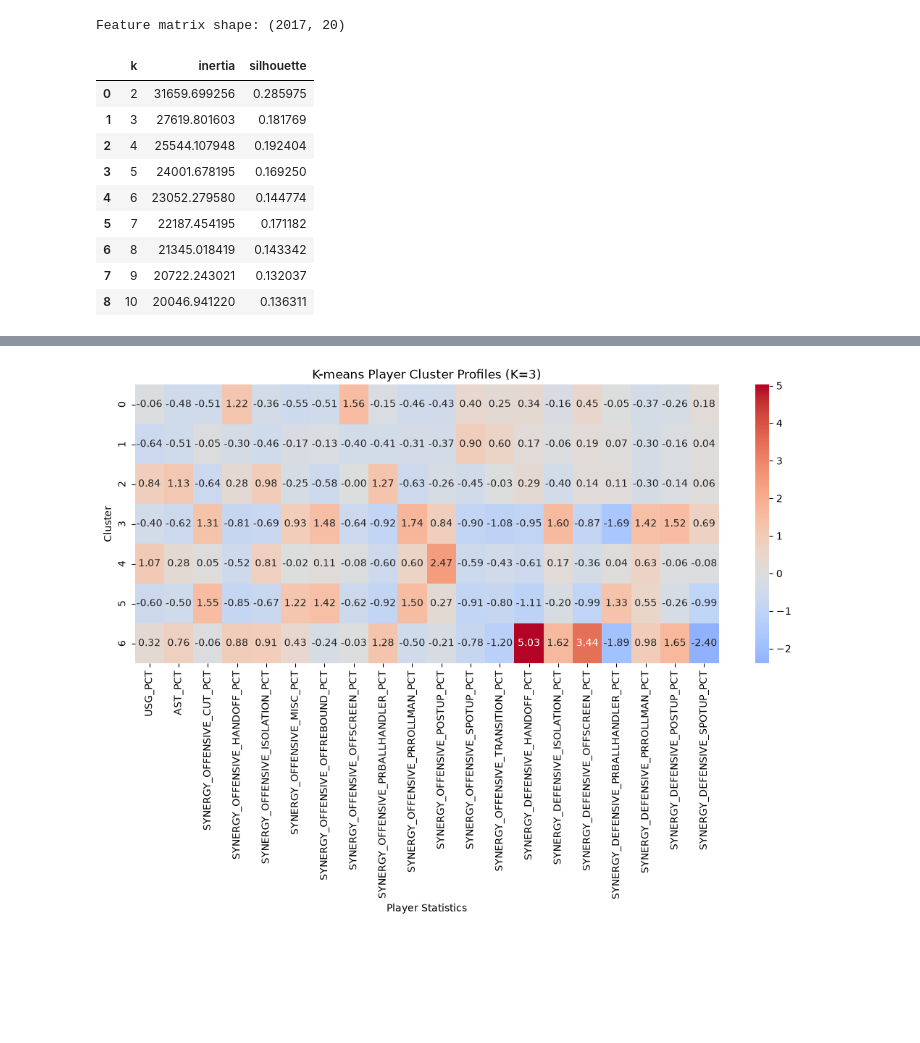
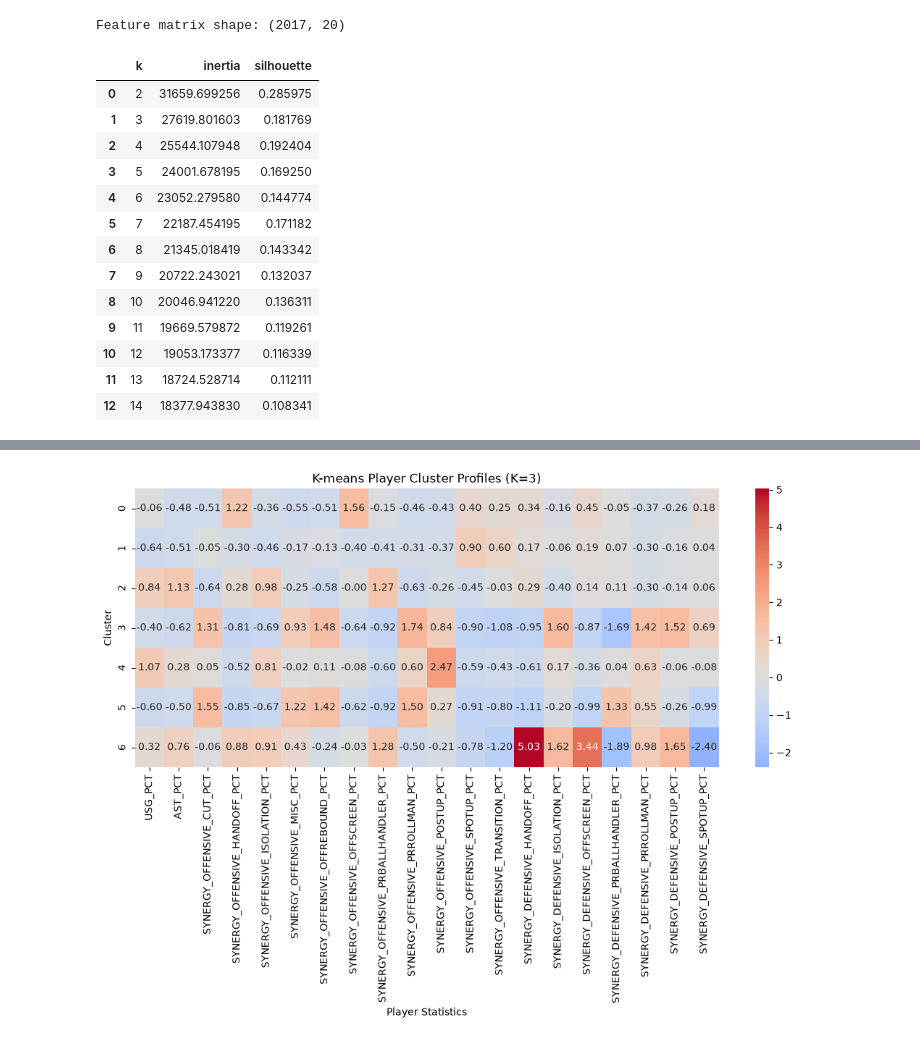
Before and after one commit to SNORLAX7355/eclipse_nba_chemistry, a Jupyter notebook: DEwithplaystyles.ipynb, the cells around one changed output, grey strips where cells are left out. Saved outputs shown, nothing was run; the diff lists cells and outputs as text; code cells hidden in the pictures; blank space fills up the shorter version.

```diff
--- a/DEwithplaystyles.ipynb
+++ b/DEwithplaystyles.ipynb
@@ -389,35 +389,39 @@ Feature matrix shape: (2017, 20)
 # %%
 results = []
 
-for k in range(2, 11):
+for k in range(2, 15):
     model = KMeans(
         n_clusters=k,
         random_state=42,
         n_init=20,
     )
 
     labels = model.fit_predict(X_scaled)
 
     results.append({
         "k": k,
         "inertia": model.inertia_,
         "silhouette": silhouette_score(X_scaled, labels),
     })
 
 cluster_evaluation = pd.DataFrame(results)
 
 display(cluster_evaluation)
 # %% [output]
 |  | k | inertia | silhouette |
 | 0 | 2 | 31659.699256 | 0.285975 |
 | 1 | 3 | 27619.801603 | 0.181769 |
 | 2 | 4 | 25544.107948 | 0.192404 |
 | 3 | 5 | 24001.678195 | 0.169250 |
 | 4 | 6 | 23052.279580 | 0.144774 |
 | 5 | 7 | 22187.454195 | 0.171182 |
 | 6 | 8 | 21345.018419 | 0.143342 |
 | 7 | 9 | 20722.243021 | 0.132037 |
 | 8 | 10 | 20046.941220 | 0.136311 |
+| 9 | 11 | 19669.579872 | 0.119261 |
+| 10 | 12 | 19053.173377 | 0.116339 |
+| 11 | 13 | 18724.528714 | 0.112111 |
+| 12 | 14 | 18377.943830 | 0.108341 |
 # %%
 plt.figure(figsize=(8, 5))
 
```
Also changed, not shown: parts of 3 cells of this notebook.
